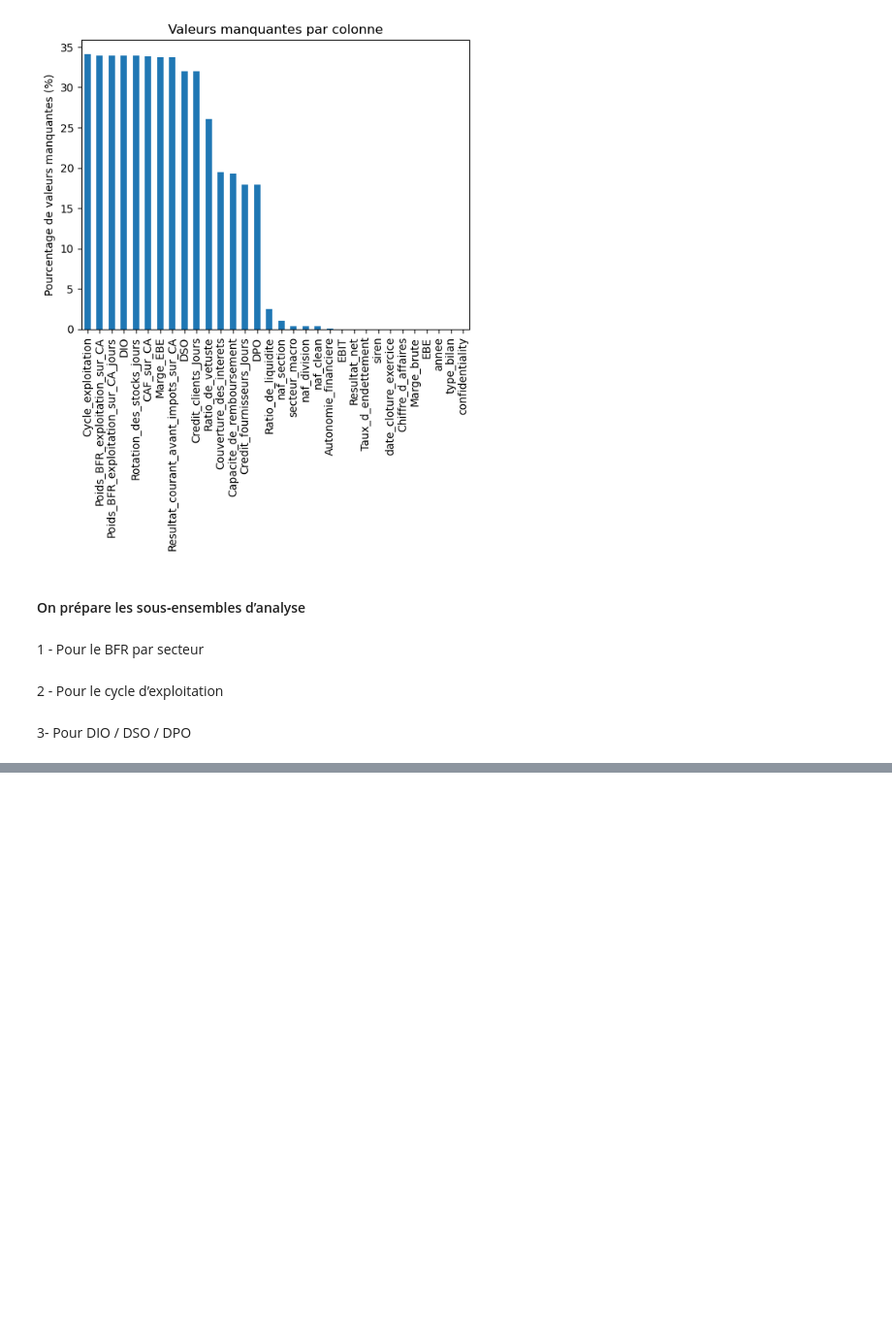
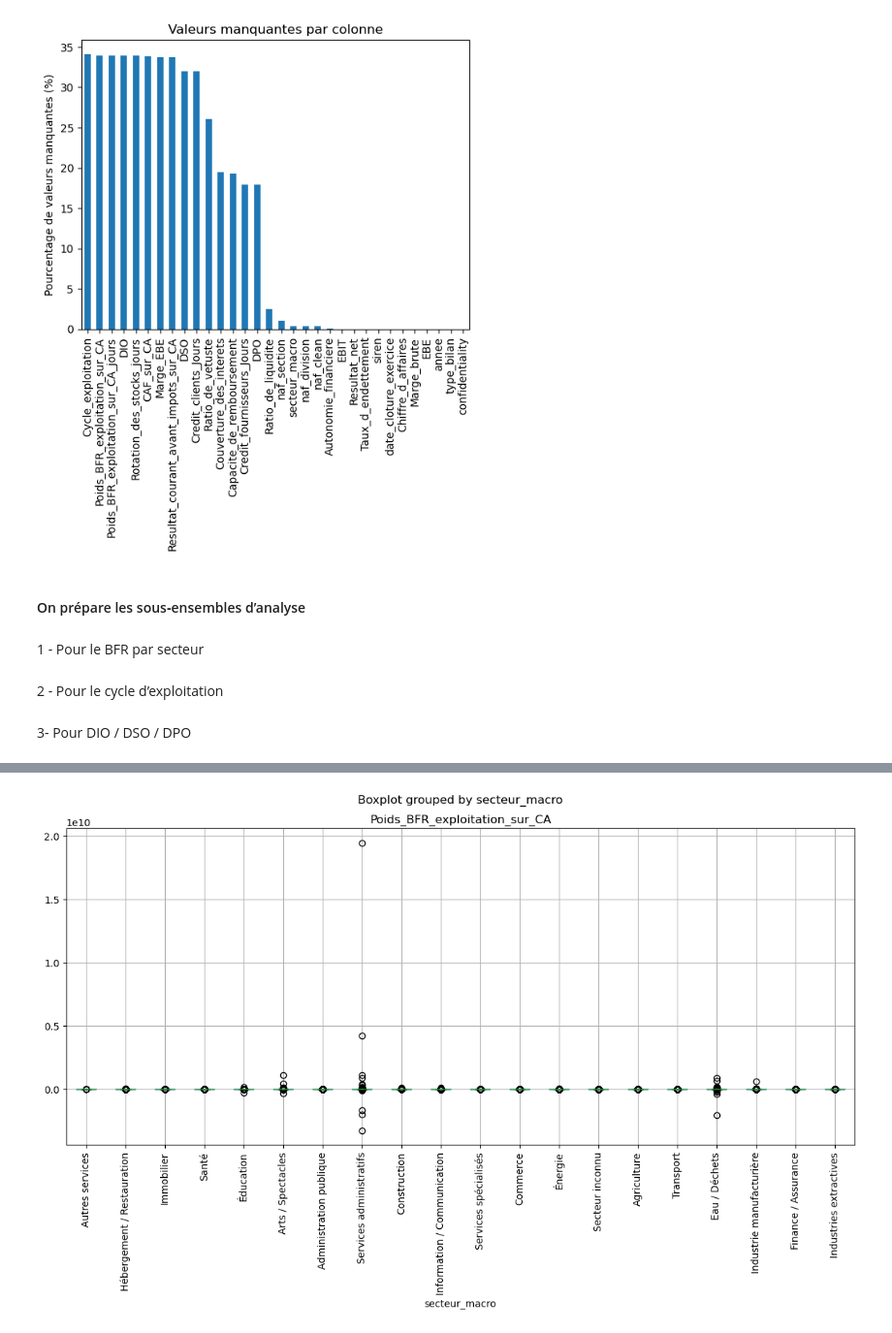
Before and after one commit to khelifaYacine/signaux-faibles-finance, a Jupyter notebook: 01_exploration.ipynb, the cells around one changed output, grey strips where cells are left out. Shown at 97% size. Saved outputs shown, nothing was run; the diff lists cells and outputs as text; code cells hidden in the pictures; blank space fills up the shorter version.

```diff
--- a/01_exploration.ipynb
+++ b/01_exploration.ipynb
@@ -1196,0 +1241,14 @@ df_flux = df_final.dropna(subset=["DIO", "DSO", "DPO"])
+# %%
+# 2) Trier les secteurs par médiane
+ordre = df_bfr.groupby("secteur_macro")["Poids_BFR_exploitation_sur_CA"].median().sort_values().index
+
+df_bfr.boxplot(
+    column="Poids_BFR_exploitation_sur_CA",
+    by="secteur_macro",
+    rot=90,
+    figsize=(14,6)
+)
+plt.xticks(ticks=range(1, len(ordre)+1), labels=ordre)
+plt.show()
+# %% [output]
+[figure, added]
```
Also changed, not shown: parts of 20 cells of this notebook.
